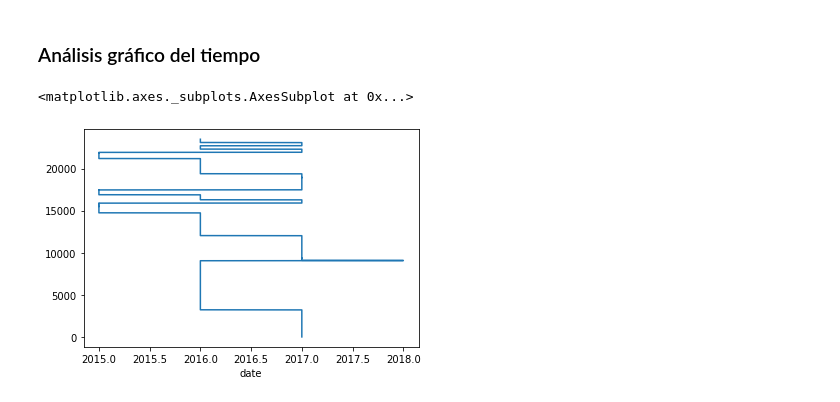
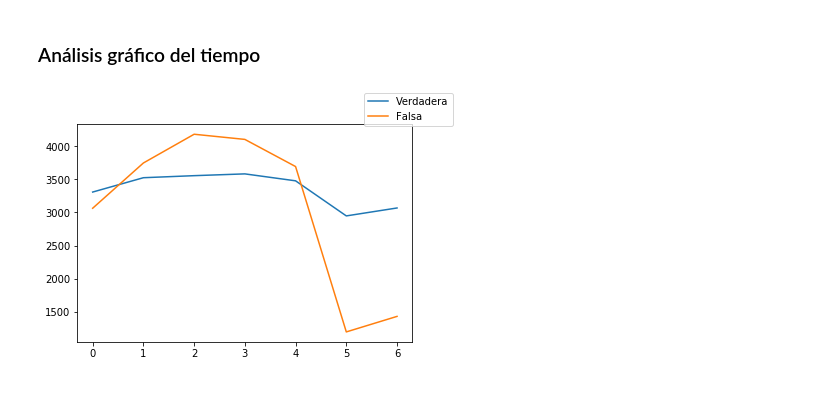
Before and after one commit to framunoz/Detector-Noticias-Falsas, a Jupyter notebook: codigo/01-Carga_de_datos.ipynb, the cells around one changed output. Drawn from its saved outputs; the diff is of its cells as text; code cells hidden in the pictures.

```diff
--- a/codigo/01-Carga_de_datos.ipynb
+++ b/codigo/01-Carga_de_datos.ipynb
@@ -170,12 +170,15 @@ Podemos decir entonces que una noticia de `'worldnews'` es una noticia estadouni
 ## EDA
 # %% [markdown]
 ### Análisis gráfico del tiempo
-# %%
-ts = pd.Series(1, index= df_fake["date"].apply(lambda x: x.year))
-
-ts = ts.cumsum()
-
-ts.plot()
-# %% [output]
-<matplotlib.axes._subplots.AxesSubplot at 0x...>
-[figure, removed]
+# %%
+ts_f = df_fake["date"].apply(lambda x: x.dayofweek).value_counts().reset_index().sort_values(by= ['index'])
+ts_t = df_true["date"].apply(lambda x: x.dayofweek).value_counts().reset_index().sort_values(by= ['index'])
+
+fig, ax = plt.subplots()  # Create a figure containing a single axes.
+ax.plot(ts_f['index'], ts_f['date'])  # Plot some data on the axes.
+ax.plot(ts_t['index'], ts_t['date'])
+fig.legend(['Verdadera', 'Falsa'])
+
+plt.show()
+# %% [output]
+[figure, added]
```
Also changed, not shown: parts of 5 cells of this notebook, 1 other file.
